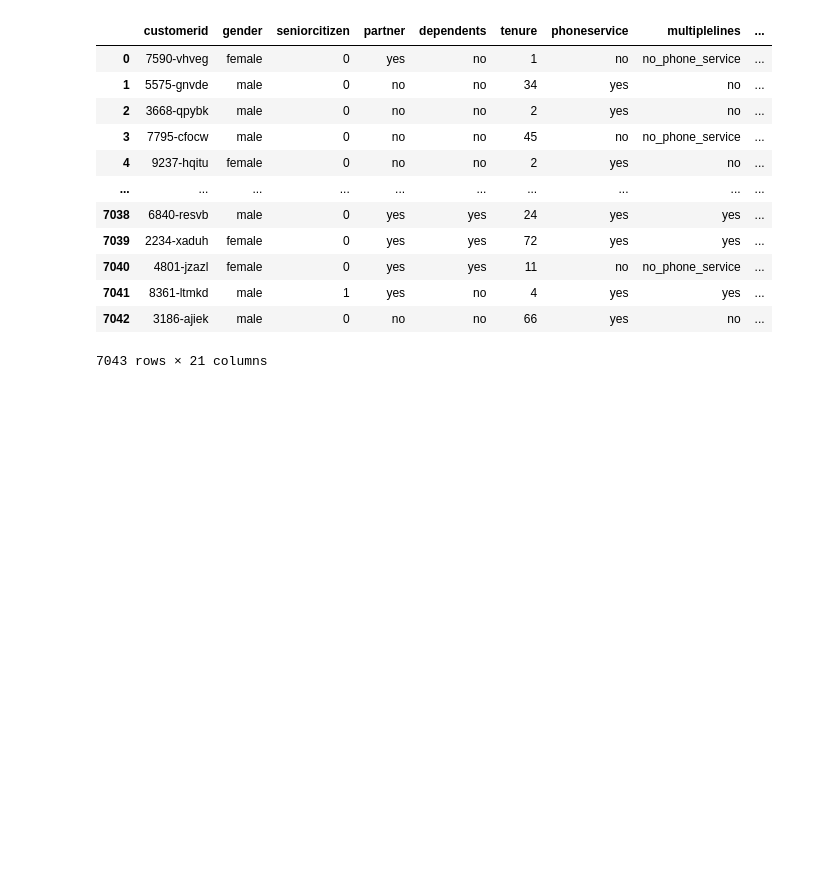
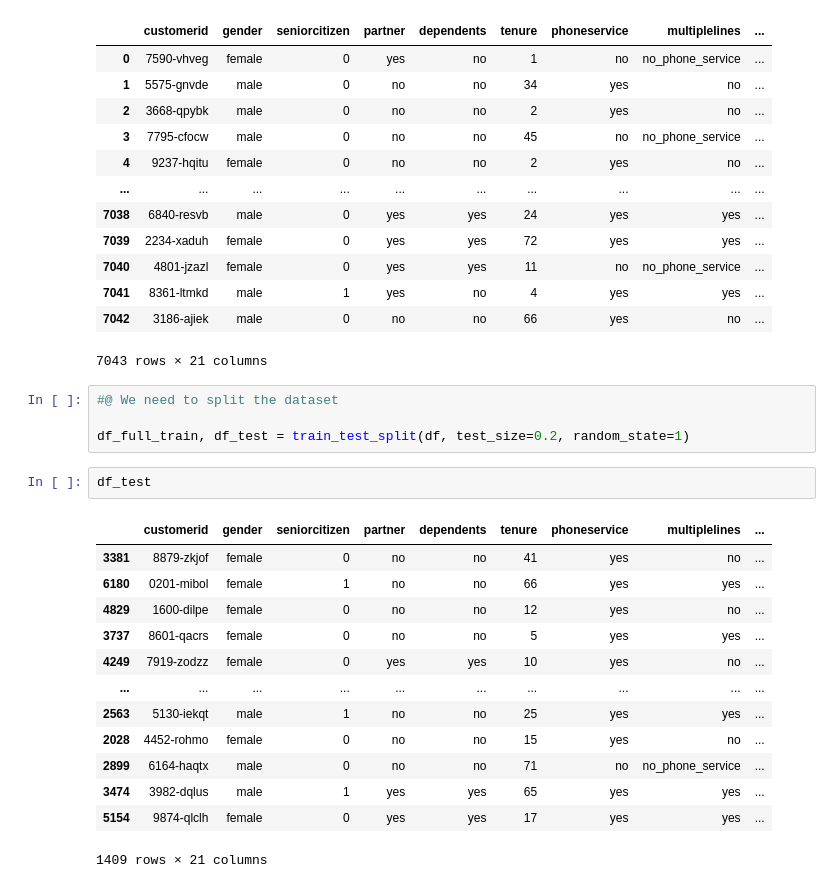
Before and after one commit to asmipandey18/Machine_learning, a Jupyter notebook: model_saving.ipynb, the cells around one changed output. Saved outputs shown, nothing was run; the diff lists cells and outputs as text; blank space fills up the shorter version.

```diff
--- a/model_saving.ipynb
+++ b/model_saving.ipynb
@@ -59,3 +64,23 @@ df
 | 7041 | 8361-ltmkd | male | 1 | yes | no | 4 | yes | yes | ... |
 | 7042 | 3186-ajiek | male | 0 | no | no | 66 | yes | no | ... |
 7043 rows × 21 columns
+# %%
+#@ We need to split the dataset
+
+df_full_train, df_test = train_test_split(df, test_size=0.2, random_state=1)
+# %%
+df_test
+# %% [output]
+|  | customerid | gender | seniorcitizen | partner | dependents | tenure | phoneservice | multiplelines | ... |
+| 3381 | 8879-zkjof | female | 0 | no | no | 41 | yes | no | ... |
+| 6180 | 0201-mibol | female | 1 | no | no | 66 | yes | yes | ... |
+| 4829 | 1600-dilpe | female | 0 | no | no | 12 | yes | no | ... |
+| 3737 | 8601-qacrs | female | 0 | no | no | 5 | yes | yes | ... |
+| 4249 | 7919-zodzz | female | 0 | yes | yes | 10 | yes | no | ... |
+| ... | ... | ... | ... | ... | ... | ... | ... | ... | ... |
+| 2563 | 5130-iekqt | male | 1 | no | no | 25 | yes | yes | ... |
+| 2028 | 4452-rohmo | female | 0 | no | no | 15 | yes | no | ... |
+| 2899 | 6164-haqtx | male | 0 | no | no | 71 | no | no_phone_service | ... |
+| 3474 | 3982-dqlus | male | 1 | yes | yes | 65 | yes | yes | ... |
+| 5154 | 9874-qlclh | female | 0 | yes | yes | 17 | yes | yes | ... |
+1409 rows × 21 columns
```
Also changed, not shown: parts of 6 cells of this notebook.
